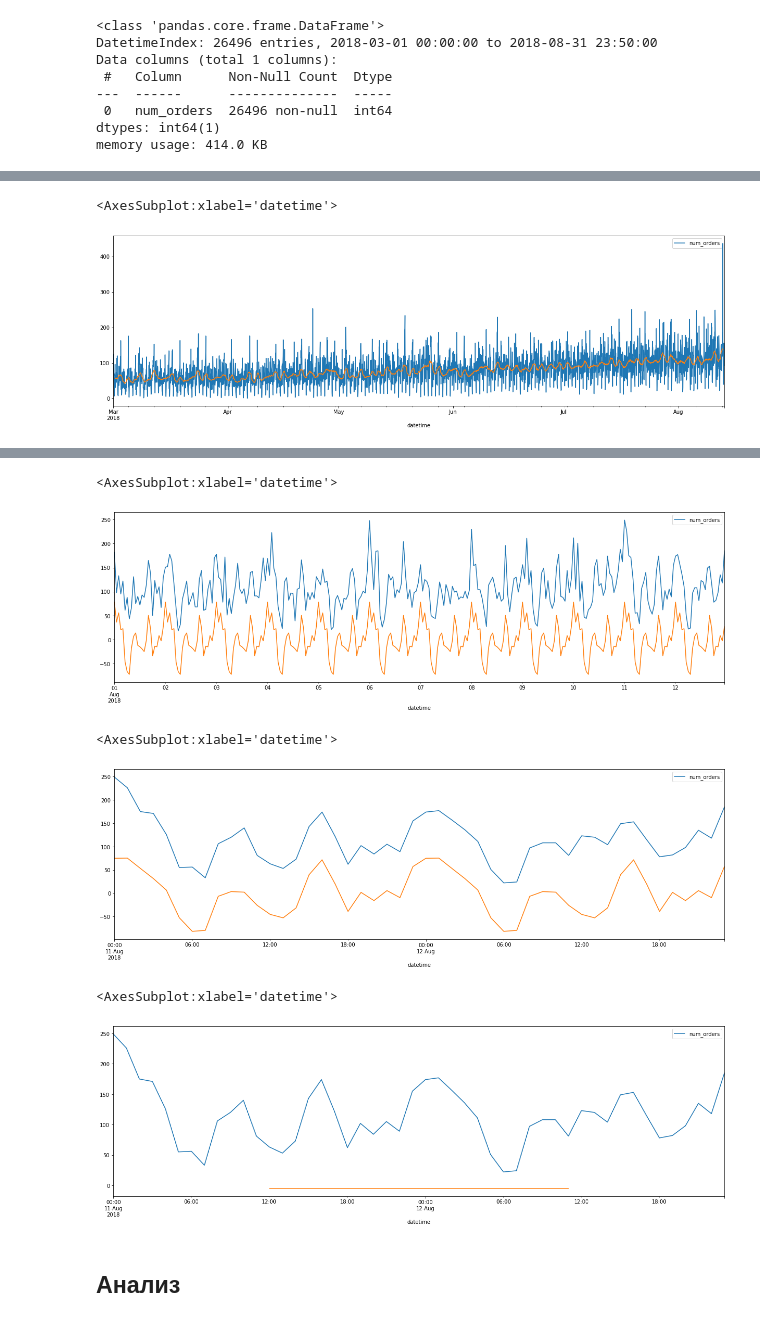
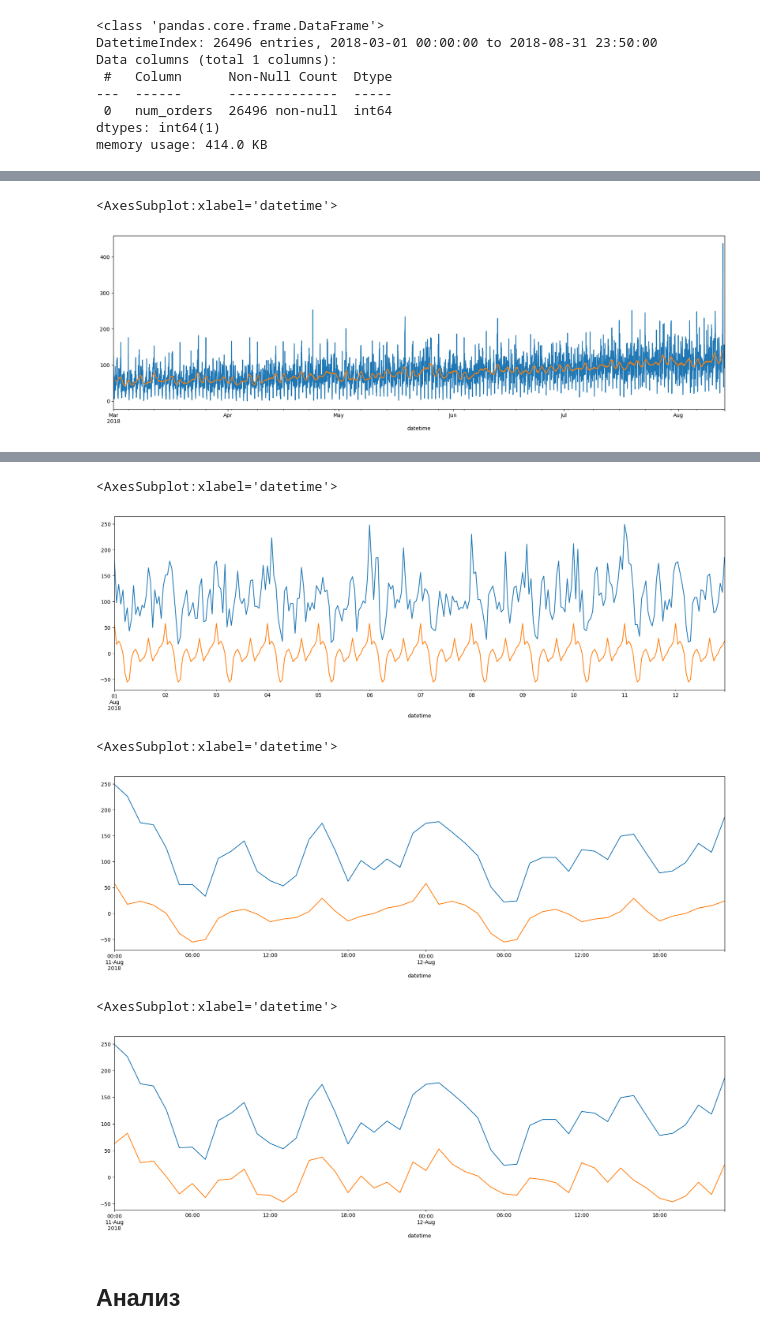
Before and after one commit to karimovdo/time, a Jupyter notebook: taxi.ipynb, the cells around one changed output, grey strips where cells are left out. Cells and saved outputs as stored; diff of their text form; code cells hidden in the pictures.

```diff
--- a/taxi.ipynb
+++ b/taxi.ipynb
@@ -84,8 +85,20 @@ memory usage: 43.1 KB
 # %%
 data = data.resample("1H").sum()
 # %%
+data['year'] = data.index.year
+data['month'] = data.index.month
+data['day'] = data.index.day
+data['dayofweek'] = data.index.dayofweek
+data['hour'] = data.index.hour
+
 train, test = train_test_split(data, shuffle=False, test_size=0.1, random_state=12345)
 train = train.dropna()
+
+# def make_features(data, max_lag, rolling_mean_size):
+
+#     for lag in range(1, max_lag + 1):
+#         data['lag_{}'.format(lag)] = data['PJME_MW'].shift(lag)
+#     data['rolling_mean'] = data['PJME_MW'].shift(rolling_mean_size-3).rolling(rolling_mean_size).mean()
 
 X_train = train.drop('num_orders', axis=1)
 y_train = train['num_orders']
@@ -102,37 +115,34 @@ plt.show()
 # %% [output]
 [figure]
 # %%
-train.plot(figsize = (21,6))
-decomposed = seasonal_decompose(train)
+y_train.plot(figsize = (21,6))
+decomposed = seasonal_decompose(y_train)
 decomposed.trend.plot()
 # %% [output]
 <AxesSubplot:xlabel='datetime'>
-[figure, old version]
+[figure, new version]
 # %%
 decomposed.trend.plot(figsize = (21,6))
 # %% [output]
 <AxesSubplot:xlabel='datetime'>
 [figure]
 # %%
-decomposed = seasonal_decompose(train['2018-08-01':'2018-08-12'])
-train['2018-08-01':'2018-08-12'].plot()
-decomposed.seasonal.plot(figsize = (21,6))
+y_train['2018-08-01':'2018-08-12'].plot()
+decomposed.seasonal['2018-08-01':'2018-08-12'].plot(figsize = (21,6))
 # %% [output]
 <AxesSubplot:xlabel='datetime'>
-[figure, old version]
+[figure, new version]
 # %%
-decomposed = seasonal_decompose(train['2018-08-11':'2018-08-12'])
-train['2018-08-11':'2018-08-12'].plot()
-decomposed.seasonal.plot(figsize = (21,6))
+y_train['2018-08-11':'2018-08-12'].plot()
+decomposed.seasonal['2018-08-11':'2018-08-12'].plot(figsize = (21,6))
 # %% [output]
 <AxesSubplot:xlabel='datetime'>
-[figure, old version]
+[figure, new version]
 # %%
-decomposed = seasonal_decompose(train['2018-08-11':'2018-08-12'])
-train['2018-08-11':'2018-08-12'].plot()
-decomposed.resid.plot(figsize = (21,6))
+y_train['2018-08-11':'2018-08-12'].plot()
+decomposed.resid['2018-08-11':'2018-08-12'].plot(figsize = (21,6))
 # %% [output]
 <AxesSubplot:xlabel='datetime'>
-[figure, old version]
+[figure, new version]
 # %% [markdown]
 ## Анализ
```
Also changed, not shown: parts of 30 cells of this notebook, 4 other files.
